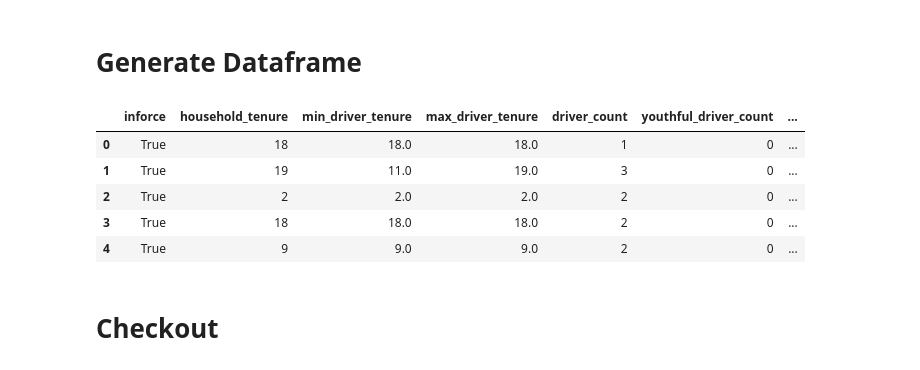
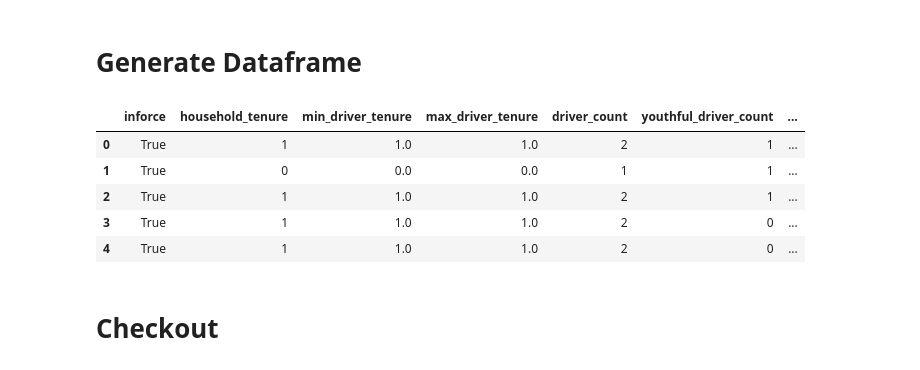
Before and after one commit to rosacker/msds_498_insurance_loss_modeling, a Jupyter notebook: synthetic_data_creation/Data_Creation.ipynb, the cells around one changed output. Cells and saved outputs as stored; diff of their text form; code cells hidden in the pictures.

```diff
--- a/synthetic_data_creation/Data_Creation.ipynb
+++ b/synthetic_data_creation/Data_Creation.ipynb
@@ -39,22 +39,22 @@ my_house.summary_per_vehicle
 # %%
 n = 10_000
 houses = [household() for i in range(n)]
 
 for x in houses:
-    years = random.randint(0, 20)
+    years = random.randint(0, 1)
     x.move_forward_n_years(years)
 
 df = pd.DataFrame(reduce(concat, [x.summary_per_vehicle for x in houses if x.inforce]))
 df['split'] = np.random.choice(['train', 'test', 'validation'], replace = True, size = len(df.index), p = [0.7, 0.2, 0.1])
 
 df.head(5)
 # %% [output]
 |  | inforce | household_tenure | min_driver_tenure | max_driver_tenure | driver_count | youthful_driver_count | ... |
-| 0 | True | 18 | 18.0 | 18.0 | 1 | 0 | ... |
-| 1 | True | 19 | 11.0 | 19.0 | 3 | 0 | ... |
-| 2 | True | 2 | 2.0 | 2.0 | 2 | 0 | ... |
-| 3 | True | 18 | 18.0 | 18.0 | 2 | 0 | ... |
-| 4 | True | 9 | 9.0 | 9.0 | 2 | 0 | ... |
+| 0 | True | 1 | 1.0 | 1.0 | 2 | 1 | ... |
+| 1 | True | 0 | 0.0 | 0.0 | 1 | 1 | ... |
+| 2 | True | 1 | 1.0 | 1.0 | 2 | 1 | ... |
+| 3 | True | 1 | 1.0 | 1.0 | 2 | 0 | ... |
+| 4 | True | 1 | 1.0 | 1.0 | 2 | 0 | ... |
 # %% [markdown]
 # Checkout
 # %%
```
Also changed, not shown: parts of 4 cells of this notebook, 2 other files.
